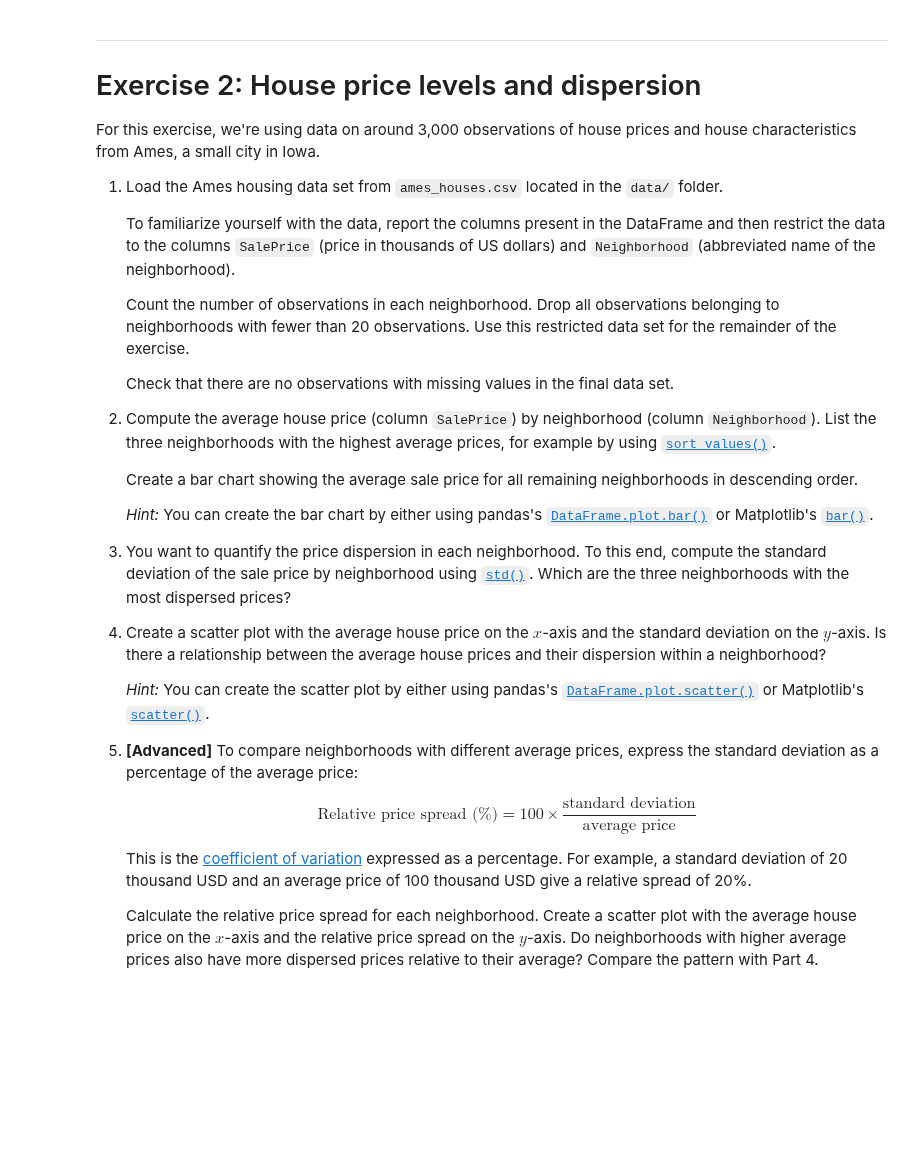
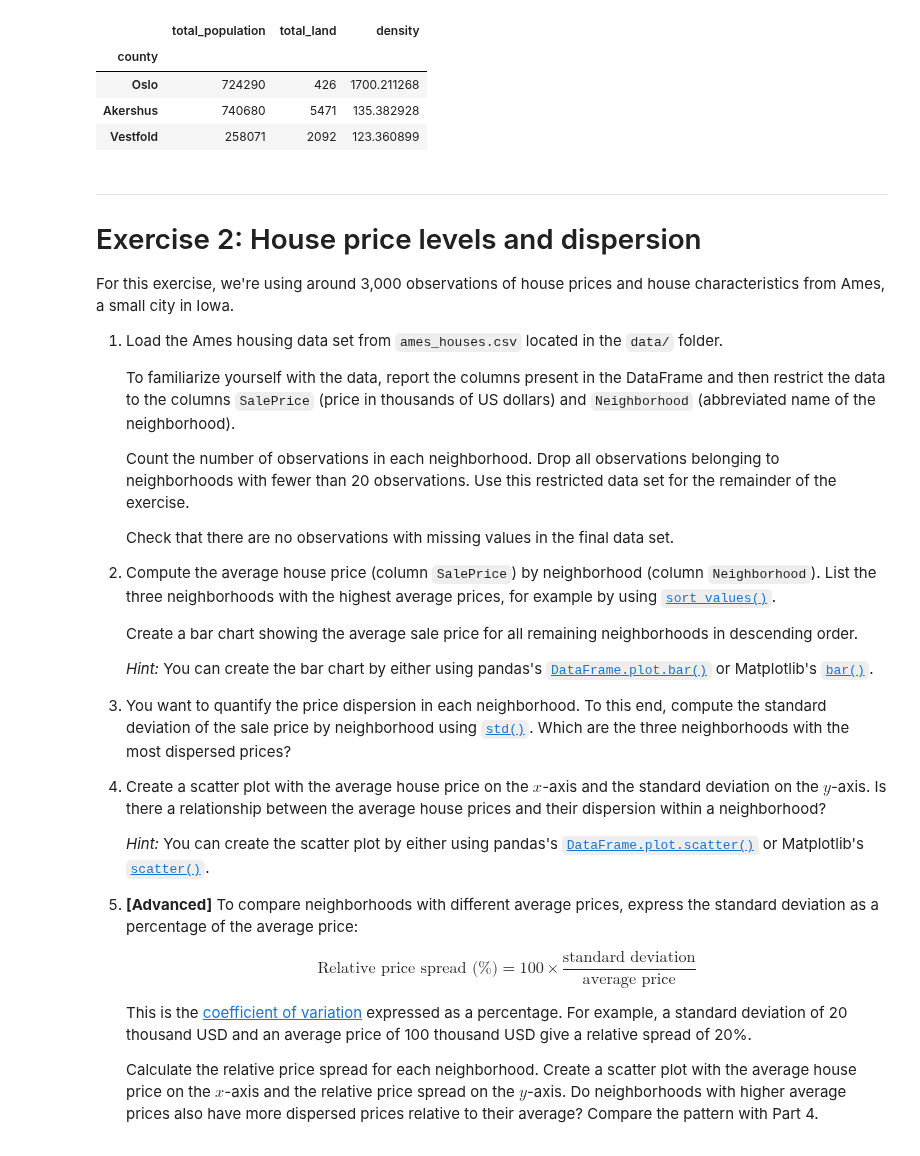
Before and after one commit to 646nwbf27y-lab/TECH2-H26, a Jupyter notebook: workshops/workshop4/workshop4 TH.ipynb, the cells around one changed output. Saved outputs shown, nothing was run; the diff lists cells and outputs as text; code cells hidden in the pictures; blank space fills up the shorter version.

```diff
--- a/workshops/workshop4/workshop4 TH.ipynb
+++ b/workshops/workshop4/workshop4 TH.ipynb
@@ -38,0 +81,7 @@ density.
+# %%
+#Part 3
+
+#groups[['population'], ['land_area']].sum
+df_counties = df.groupby('county').agg(total_population = ('population', 'sum'), total_land = ('land_area', 'sum'))
+
+df_counties.sort_values('total_population', ascending=False).head(3)
@@ -39,8 +94,19 @@ density.
+# %%
+#Part 4
+df_counties['density'] = df_counties['total_population'] / df_counties['total_land']
+df_counties.sort_values('density', ascending=False).head(3)
+# %% [output]
+|  | total_population | total_land | density |
+| county |  |  |  |
+| Oslo | 724290 | 426 | 1700.211268 |
+| Akershus | 740680 | 5471 | 135.382928 |
+| Vestfold | 258071 | 2092 | 123.360899 |
 # %% [markdown]
 ***
 # Exercise 2: House price levels and dispersion
 
-For this exercise, we're using data on around 3,000 observations of house prices and house characteristics from Ames, a small city in Iowa.
+For this exercise, we're using around 3,000 observations of house prices and house
+characteristics from Ames, a small city in Iowa.
 
 1.  Load the Ames housing data set from `ames_houses.csv` located in the `data/` folder.
 
```
Also changed, not shown: parts of 19 cells of this notebook.
